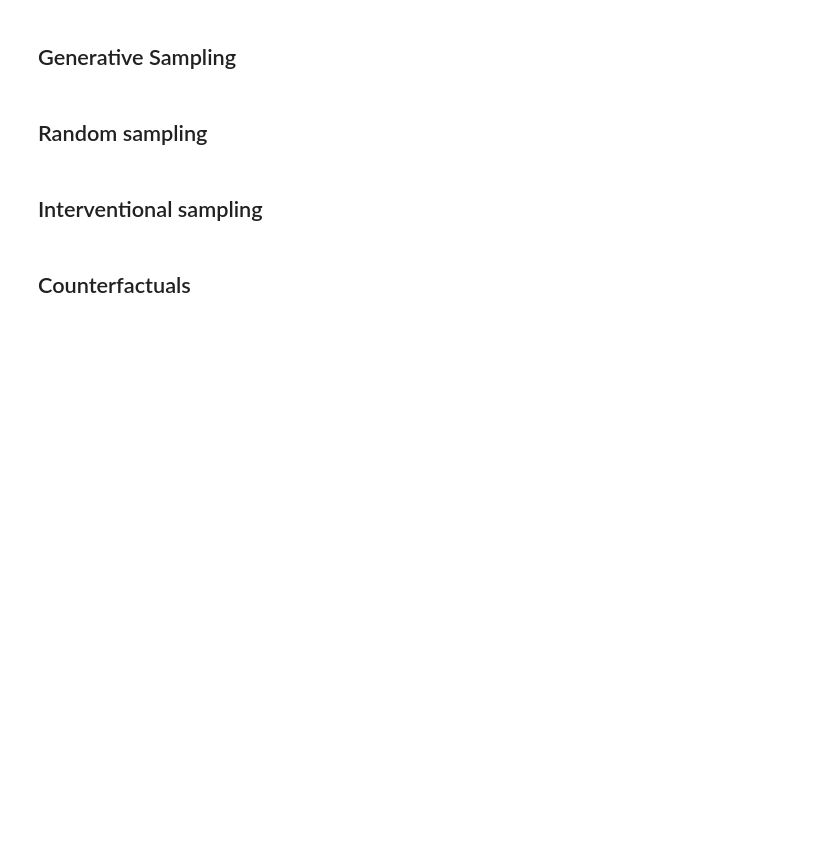
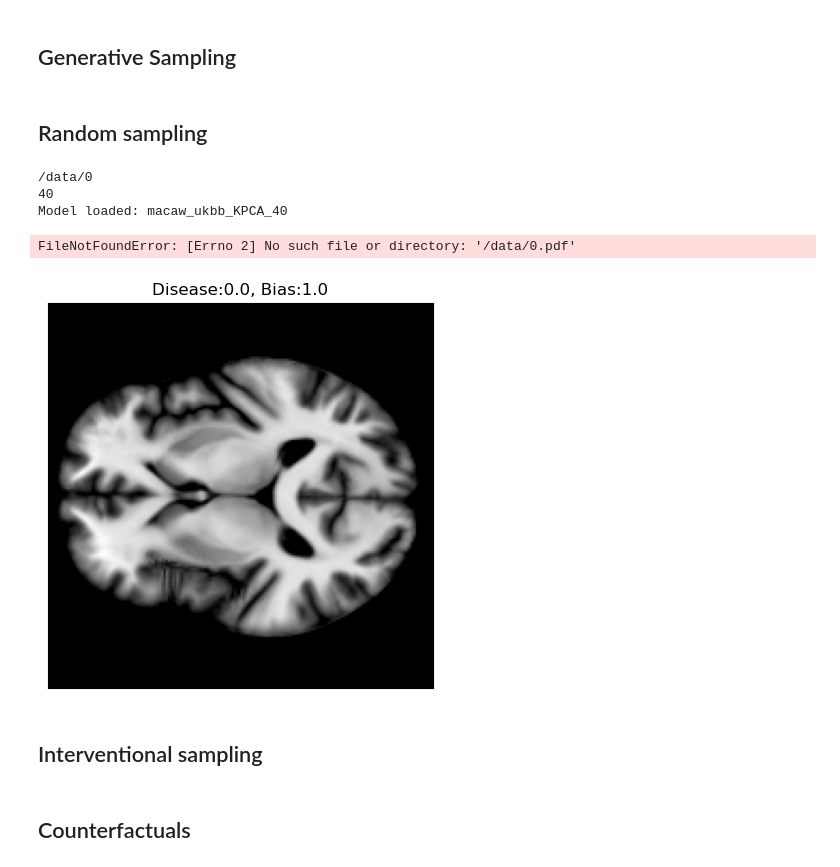
Before and after one commit to Liteknight/CounterBias, a Jupyter notebook: 04_Test.ipynb, the cells around one changed output. Saved outputs shown, nothing was run; the diff lists cells and outputs as text; code cells hidden in the pictures; blank space fills up the shorter version.

```diff
--- a/04_Test.ipynb
+++ b/04_Test.ipynb
@@ -51,7 +47,7 @@ def recons(age,bmi,latents, latent_offset=0):
     latent_enc[:,latent_offset:latent_offset+latents.shape[1]] = latents
     # latent_enc = scaler_i.inverse_transform(latent_enc)
     imgs = kpca.inverse_transform(latent_enc)
-    return age+min_age,bmi,imgs
+    return age,bmi,imgs
 # %%
 sample_imgs = test_imgs[:5,:]
 t = kpca.transform(sample_imgs)
@@ -110,17 +111,16 @@ for kk  in range(20):
     ncauses=3
     nsamples=1
     samples_enc = np.zeros((nsamples,ncomps))
-    # save_name = f'/data/Papers/TMI-MACAW/exp3/sampling/random/{kk}'
+    save_name = os.path.join(macaw_path, f'/data/{kk}')
 
-
+    print(save_name)
     macaw = torch.load(model_base_path/'0.pt')
     ss = macaw.sample(nsamples)
-    ss
 
     int_vals={}
 
     samples_causes = ss[:,:ncauses]
-    samples_enc[:,:nevecs] = ss[:,ncauses:]
+    samples_enc[:,:nevecs-1] = ss[:,ncauses:]
     int_vals[0] = samples_causes[0,0]
     int_vals[1] = samples_causes[0,1]
     int_vals[2] = samples_causes[0,2]
@@ -134,37 +134,43 @@ for kk  in range(20):
     for ev in range(nevecs-nbasecomps,500,nevecs-nbasecomps):
         print(ev)
         try:
             macaw = torch.load(model_base_path/f'{ev}.pt')
             ss = macaw.intervene_parent(int_vals,n_samples=nsamples)
 
-            samples_enc[:,ev:ev+nevecs] = ss[:,ncauses:]
+            samples_enc[:,ev:ev+nevecs-1] = ss[:,ncauses:]
 
             for i,v in enumerate(ss[0,nevecs-nbasecomps+ncauses:]):
                 int_vals[i+ncauses] = v
 
             print(f'Model loaded: macaw_ukbb_KPCA_{ev}')
 
-            re = recons(samples_causes[:,1],samples_causes[:,2],samples_enc)
+            re = recons(samples_causes[:,0],samples_causes[:,1],samples_enc)
 
             img = make_img(re[2])
 
 
             frames.append(img)
-            sex_t = ['Male' if round(s) else 'Female' for s in samples_causes[:,0]]
-            titles_sam = [f'Sex:{s}, Age:{a}, BMI:{np.round(b)}' for s,a,b in zip(sex_t, re[0],re[1])]
+            titles_sam = [f'Disease:{d}, Bias:{b}' for d,b in zip(re[0],re[1])]
 
             fig, ax1 = plt.subplots(1,1)
             a = ax1.imshow(img, cmap='gray')
             ax1.set(xticklabels=[], yticklabels=[], xticks=[], yticks=[], title=titles_sam[0])
+
             plt.savefig(save_name+'.pdf')
             plt.close()
 
             clear_output()
             display(fig)
         except Exception as e:
             print(e)
 
     make_gif(frames,save_name+'.gif')
+# %% [output]
+/data/0
+40
+Model loaded: macaw_ukbb_KPCA_40
+FileNotFoundError: [Errno 2] No such file or directory: '/data/0.pdf'
+[figure, added]
 # %% [markdown]
 ## Interventional sampling
 # %%
```
Also changed, not shown: parts of 7 cells of this notebook, 21 other files.
